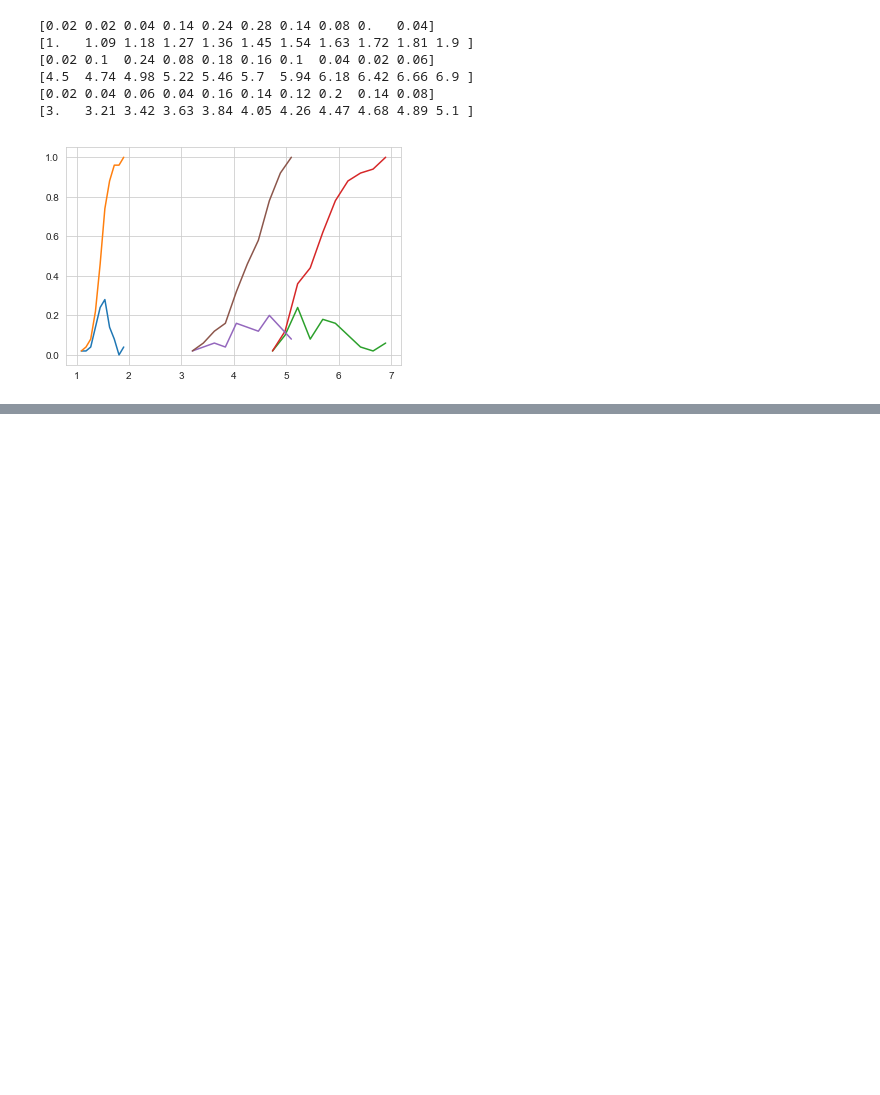
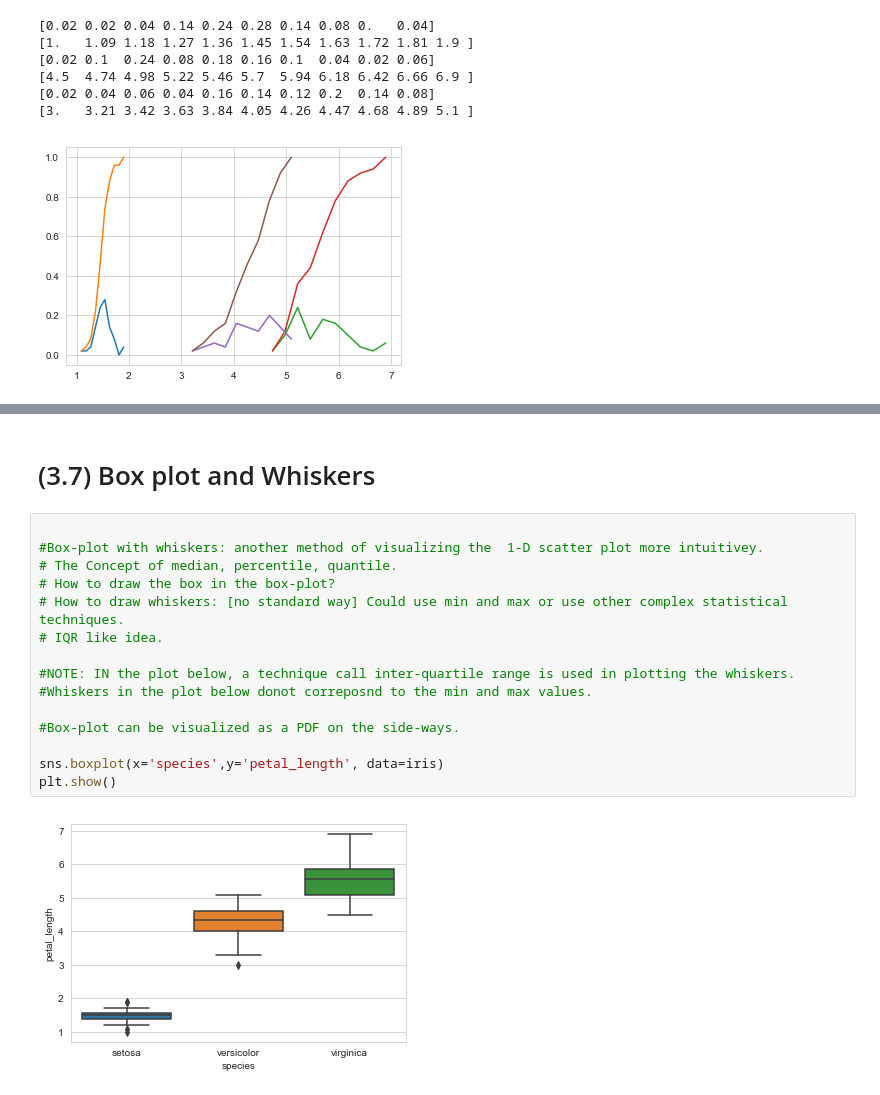
Before and after one commit to VipinJain1/VIP-Machine-Learning-Exercises-and-Practices, a Jupyter notebook: Plotting_for_Exploratory_data analysis_(EDA).ipynb, the cells around one changed output, grey strips where cells are left out. Cells and saved outputs as stored; diff of their text form; blank space fills up the shorter version.

Commit message:
aded more plots

```diff
--- a/Plotting_for_Exploratory_data analysis_(EDA).ipynb
+++ b/Plotting_for_Exploratory_data analysis_(EDA).ipynb
@@ -309,0 +411,19 @@ plt.show();
+# %% [markdown]
+# (3.7) Box plot and Whiskers
+# %%
+
+#Box-plot with whiskers: another method of visualizing the  1-D scatter plot more intuitivey.
+# The Concept of median, percentile, quantile.
+# How to draw the box in the box-plot?
+# How to draw whiskers: [no standard way] Could use min and max or use other complex statistical techniques.
+# IQR like idea.
+
+#NOTE: IN the plot below, a technique call inter-quartile range is used in plotting the whiskers.
+#Whiskers in the plot below donot correposnd to the min and max values.
+
+#Box-plot can be visualized as a PDF on the side-ways.
+
+sns.boxplot(x='species',y='petal_length', data=iris)
+plt.show()
+# %% [output]
+[figure, added]
```
Also changed, not shown: parts of 17 cells of this notebook.
